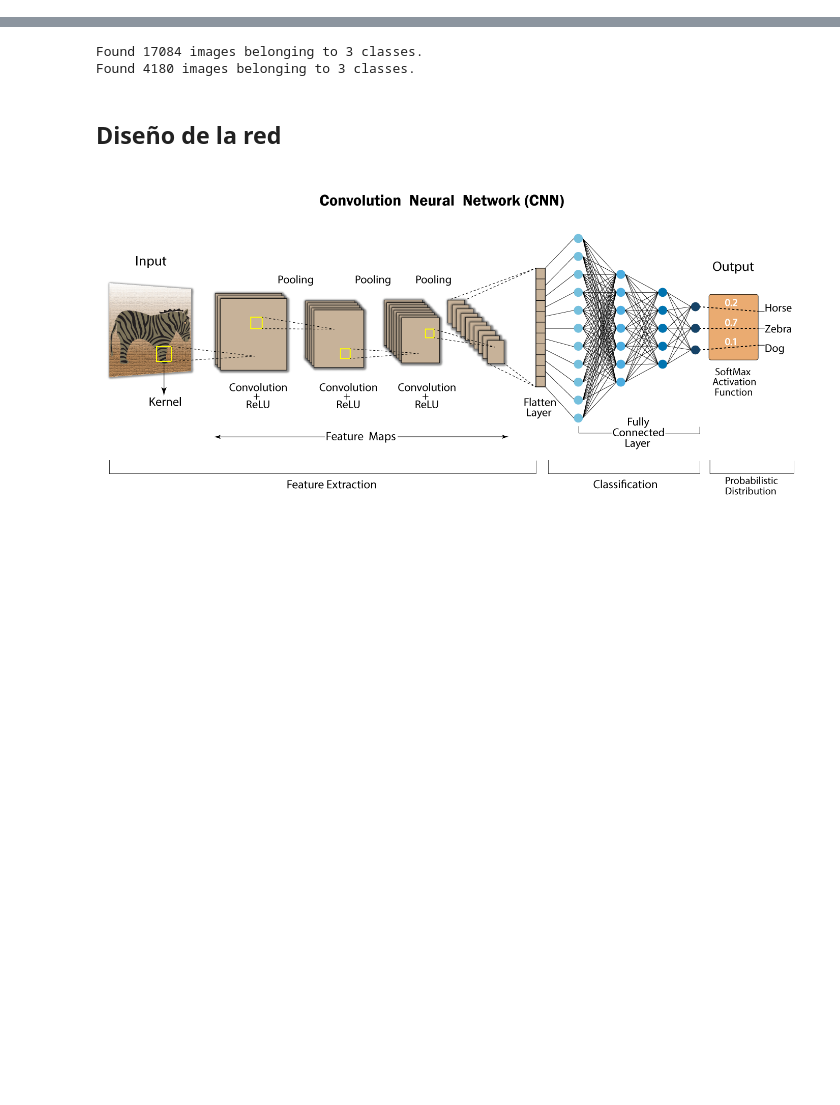
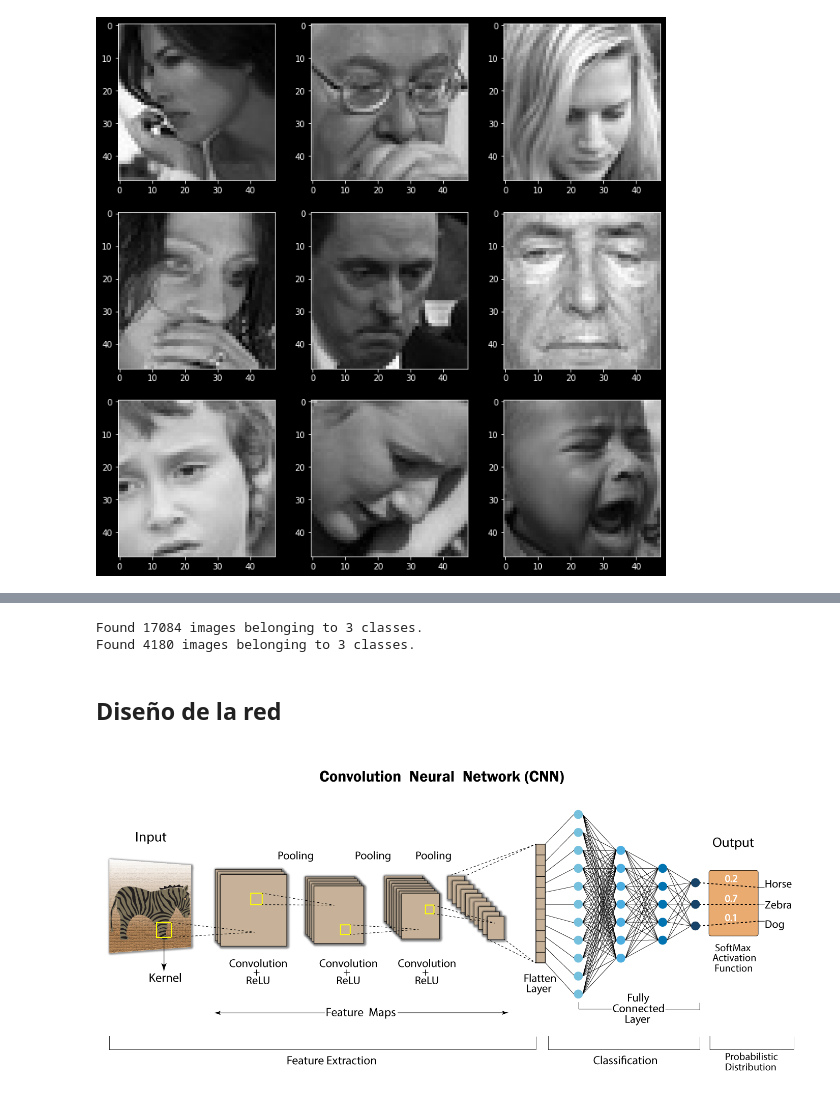
Before and after one commit to btubay/techsummitCoEIA, a Jupyter notebook: techSummit_v1.ipynb, the cells around one changed output, grey strips where cells are left out. Drawn from its saved outputs; the diff is of its cells as text; code cells hidden in the pictures; blank space fills up the shorter version.

```diff
--- a/techSummit_v1.ipynb
+++ b/techSummit_v1.ipynb
@@ -45,16 +31,18 @@ np.random.seed(42)
 tf.random.set_seed(42)
 folder_path = "techsummitCoEIA/images/"
 # %%
-# def plot_exp(expression):
-#     plt.style.use('dark_background')
-#     plt.figure(figsize= (12,12))
-#     for i in range(1, 10, 1):
-#         plt.subplot(3,3,i)
-#         img = load_img(folder_path+"train/"+expression+"/"+
-#                   os.listdir(folder_path + "train/" + expression)[i], target_size=(pic_size, pic_size))
-#         plt.imshow(img)
-#     plt.show()
-# plot_exp('sad')
+def plot_exp(expression):
+    plt.style.use('dark_background')
+    plt.figure(figsize= (12,12))
+    for i in range(1, 10, 1):
+        plt.subplot(3,3,i)
+        img = load_img(folder_path+"train/"+expression+"/"+
+                  os.listdir(folder_path + "train/" + expression)[i], target_size=(pic_size, pic_size))
+        plt.imshow(img)
+    plt.show()
+plot_exp('sad')
+# %% [output]
+[figure, added]
 # %%
 def walk_data(mydict, folder_path):
     for (root,dirs,files) in os.walk(folder_path, topdown=False):
```
Also changed, not shown: parts of 12 cells of this notebook.
